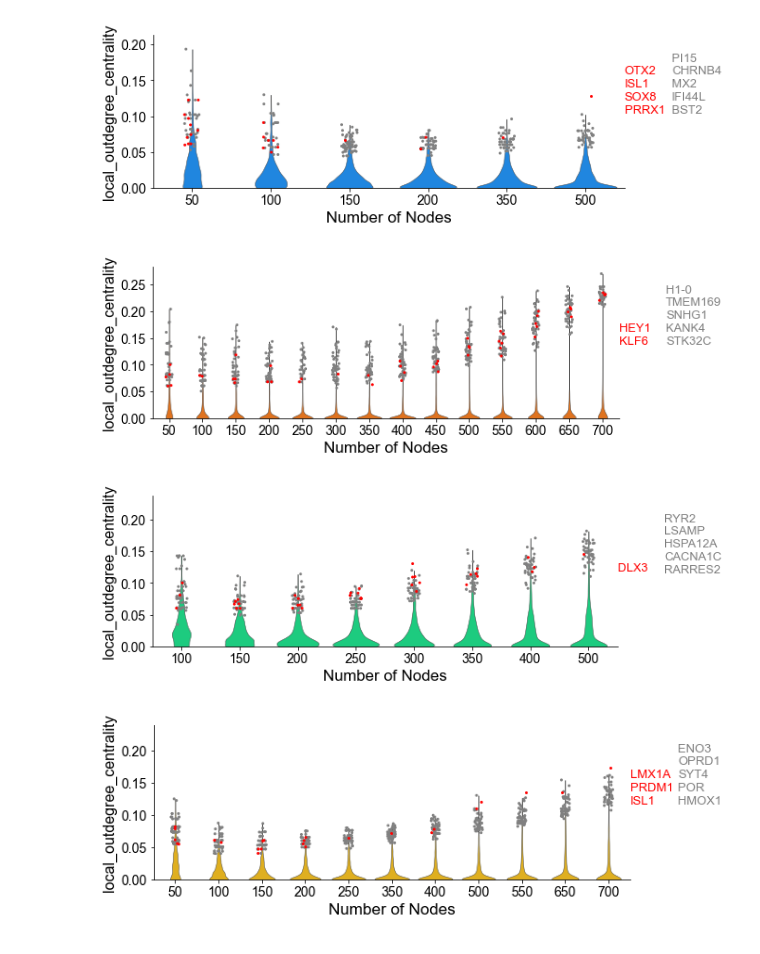
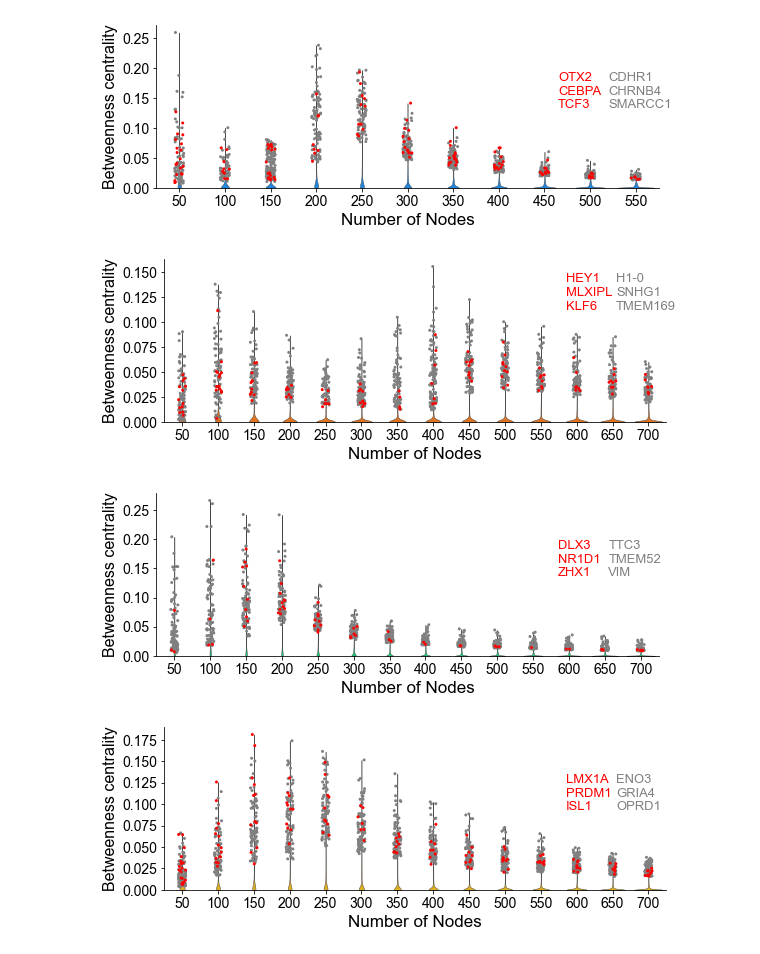
Before and after one commit to fenglabbuf/2025_Li_et_al, a Jupyter notebook: scripts/node_inspect.ipynb, the cells around one changed output. Cells and saved outputs as stored; diff of their text form; code cells hidden in the pictures.

```diff
--- a/scripts/node_inspect.ipynb
+++ b/scripts/node_inspect.ipynb
@@ -1,7 +0,0 @@
-# %%
-import seaborn as sns
-import pandas as pd
-import numpy as np
-import matplotlib.pyplot as plt
-import matplotlib as mpl
-mpl.rcParams['font.family'] = 'arial'
@@ -33,106 +33,110 @@ def rank_for_plot(df, y='betweenness_centrality', rank=5):
     drank = pd.concat(lst)
     return df, drank
 # %%
-# ax_y = 'betweenness_centrality'
+ax_y = 'betweenness_centrality'
 # ax_y = 'local_betweenness_centrality'
 # ax_y = 'outdegree_centrality'
-ax_y = 'local_outdegree_centrality'
+# ax_y = 'local_outdegree_centrality'
 dfviolin, dfdot = rank_for_plot(pd.read_csv(f'./../results/centrality_{treatments[0]}.txt', sep='\t'),
-                                y=ax_y, rank=5)
+                                y=ax_y, rank=10)
 
 fig, ax = plt.subplots(figsize=(9, 3))
 ax = sns.violinplot(x='plotnodes', y=ax_y, data = dfviolin, color=colors[treatments[0]],
                     inner = None, linewidth=0.5, cut=0)
 ax = sns.stripplot(x='plotnodes', y=ax_y, data = dfdot[~dfdot['geneid'].isin(grntfs)], color='grey', size=3)
-tfr = dfdot[dfdot['geneid'].isin(grntfs)].groupby('geneid').count().sort_values(by='run', ascending=False)[:5].index
-ax.text(1, 0.5, '\n'.join(tfr), wrap=True, fontsize=13, color='red', transform=ax.transAxes)
+tfr = dfdot[dfdot['geneid'].isin(grntfs)].groupby('geneid').count().sort_values(by='run', ascending=False)[:3].index
+ax.text(0.8, 0.5, '\n'.join(tfr), wrap=True, fontsize=13, color='red', transform=ax.transAxes)
 
 ax = sns.stripplot(x='plotnodes', y=ax_y, data = dfdot[dfdot['geneid'].isin(grntfs)], color='red', size=3)
-ntfr = dfdot[~dfdot['geneid'].isin(grntfs)].groupby('geneid').count().sort_values(by='run', ascending=False)[:5].index
-ax.text(1.1, 0.5, '\n'.join(ntfr), wrap=True, fontsize=13, color='grey', transform=ax.transAxes)
+ntfr = dfdot[~dfdot['geneid'].isin(grntfs)].groupby('geneid').count().sort_values(by='run', ascending=False)[:3].index
+ax.text(0.9, 0.5, '\n'.join(ntfr), wrap=True, fontsize=13, color='grey', transform=ax.transAxes)
 
 
 plt.xlabel('Number of Nodes', fontsize=17)
-plt.ylabel(ax_y, fontsize=16)
+plt.ylabel('Betweenness centrality', fontsize=16)
 plt.ylim(bottom=0)
 plt.xticks(fontsize=14)
 plt.yticks(fontsize=14)
 ax.spines['right'].set_color('none')
 ax.spines['top'].set_color('none')
+plt.savefig('./../figs/S4A.png', dpi=400, pad_inches=0.1, bbox_inches='tight')
 # %% [output]
-[figure, old version]
+[figure, new version]
 # %%
 # ax_y = 'betweenness_centrality'
 dfviolin, dfdot = rank_for_plot(pd.read_csv(f'./../results/centrality_{treatments[1]}.txt', sep='\t'),
-                                y=ax_y, rank=5)
+                                y=ax_y, rank=10)
 
 fig, ax = plt.subplots(figsize=(9, 3))
 ax = sns.violinplot(x='plotnodes', y=ax_y, data = dfviolin, color=colors[treatments[1]],
                     inner = None, linewidth=0.5, cut=0)
 ax = sns.stripplot(x='plotnodes', y=ax_y, data = dfdot[~dfdot['geneid'].isin(grntfs)], color='grey', size=3)
-tfr = dfdot[dfdot['geneid'].isin(grntfs)].groupby('geneid').count().sort_values(by='run', ascending=False)[:5].index
-ax.text(1, 0.5, '\n'.join(tfr), wrap=True, fontsize=13, color='red', transform=ax.transAxes)
+tfr = dfdot[dfdot['geneid'].isin(grntfs)].groupby('geneid').count().sort_values(by='run', ascending=False)[:3].index
+ax.text(0.8, 0.7, '\n'.join(tfr), wrap=True, fontsize=13, color='red', transform=ax.transAxes)
 
 ax = sns.stripplot(x='plotnodes', y=ax_y, data = dfdot[dfdot['geneid'].isin(grntfs)], color='red', size=3)
-ntfr = dfdot[~dfdot['geneid'].isin(grntfs)].groupby('geneid').count().sort_values(by='run', ascending=False)[:5].index
-ax.text(1.1, 0.5, '\n'.join(ntfr), wrap=True, fontsize=13, color='grey', transform=ax.transAxes)
+ntfr = dfdot[~dfdot['geneid'].isin(grntfs)].groupby('geneid').count().sort_values(by='run', ascending=False)[:3].index
+ax.text(0.9, 0.7, '\n'.join(ntfr), wrap=True, fontsize=13, color='grey', transform=ax.transAxes)
 
 plt.xlabel('Number of Nodes', fontsize=17)
-plt.ylabel(ax_y, fontsize=16)
+plt.ylabel('Betweenness centrality', fontsize=16)
 plt.ylim(bottom=0)
 plt.xticks(fontsize=14)
 plt.yticks(fontsize=14)
 ax.spines['right'].set_color('none')
 ax.spines['top'].set_color('none')
+plt.savefig('./../figs/S4B.png', dpi=400, pad_inches=0.1, bbox_inches='tight')
 # %% [output]
-[figure, old version]
+[figure, new version]
 # %%
 # ax_y = 'betweenness_centrality'
 dfviolin, dfdot = rank_for_plot(pd.read_csv(f'./../results/centrality_{treatments[2]}.txt', sep='\t'),
-                                y=ax_y, rank=5)
+                                y=ax_y, rank=10)
 
 fig, ax = plt.subplots(figsize=(9, 3))
 ax = sns.violinplot(x='plotnodes', y=ax_y, data = dfviolin, color=colors[treatments[2]],
                     inner = None, linewidth=0.5, cut=0)
 ax = sns.stripplot(x='plotnodes', y=ax_y, data = dfdot[~dfdot['geneid'].isin(grntfs)], color='grey', size=3)
-tfr = dfdot[dfdot['geneid'].isin(grntfs)].groupby('geneid').count().sort_values(by='run', ascending=False)[:5].index
-ax.text(1, 0.5, '\n'.join(tfr), wrap=True, fontsize=13, color='red', transform=ax.transAxes)
+tfr = dfdot[dfdot['geneid'].isin(grntfs)].groupby('geneid').count().sort_values(by='run', ascending=False)[:3].index
+ax.text(0.8, 0.5, '\n'.join(tfr), wrap=True, fontsize=13, color='red', transform=ax.transAxes)
 
 ax = sns.stripplot(x='plotnodes', y=ax_y, data = dfdot[dfdot['geneid'].isin(grntfs)], color='red', size=3)
-ntfr = dfdot[~dfdot['geneid'].isin(grntfs)].groupby('geneid').count().sort_values(by='run', ascending=False)[:5].index
-ax.text(1.1, 0.5, '\n'.join(ntfr), wrap=True, fontsize=13, color='grey', transform=ax.transAxes)
+ntfr = dfdot[~dfdot['geneid'].isin(grntfs)].groupby('geneid').count().sort_values(by='run', ascending=False)[:3].index
+ax.text(0.9, 0.5, '\n'.join(ntfr), wrap=True, fontsize=13, color='grey', transform=ax.transAxes)
 
 plt.xlabel('Number of Nodes', fontsize=17)
-plt.ylabel(ax_y, fontsize=16)
+plt.ylabel('Betweenness centrality', fontsize=16)
 plt.ylim(bottom=0)
 plt.xticks(fontsize=14)
 plt.yticks(fontsize=14)
 ax.spines['right'].set_color('none')
 ax.spines['top'].set_color('none')
+plt.savefig('./../figs/S4C.png', dpi=400, pad_inches=0.1, bbox_inches='tight')
 # %% [output]
-[figure, old version]
+[figure, new version]
 # %%
 # ax_y = 'betweenness_centrality'
 dfviolin, dfdot = rank_for_plot(pd.read_csv(f'./../results/centrality_{treatments[3]}.txt', sep='\t'),
-                                y=ax_y, rank=5)
+                                y=ax_y, rank=10)
 
 fig, ax = plt.subplots(figsize=(9, 3))
 ax = sns.violinplot(x='plotnodes', y=ax_y, data = dfviolin, color=colors[treatments[3]],
                     inner = None, linewidth=0.5, cut=0)
 ax = sns.stripplot(x='plotnodes', y=ax_y, data = dfdot[~dfdot['geneid'].isin(grntfs)], color='grey', size=3)
-tfr = dfdot[dfdot['geneid'].isin(grntfs)].groupby('geneid').count().sort_values(by='run', ascending=False)[:5].index
-ax.text(1, 0.5, '\n'.join(tfr), wrap=True, fontsize=13, color='red', transform=ax.transAxes)
+tfr = dfdot[dfdot['geneid'].isin(grntfs)].groupby('geneid').count().sort_values(by='run', ascending=False)[:3].index
+ax.text(0.8, 0.5, '\n'.join(tfr), wrap=True, fontsize=13, color='red', transform=ax.transAxes)
 
 ax = sns.stripplot(x='plotnodes', y=ax_y, data = dfdot[dfdot['geneid'].isin(grntfs)], color='red', size=3)
-ntfr = dfdot[~dfdot['geneid'].isin(grntfs)].groupby('geneid').count().sort_values(by='run', ascending=False)[:5].index
-ax.text(1.1, 0.5, '\n'.join(ntfr), wrap=True, fontsize=13, color='grey', transform=ax.transAxes)
+ntfr = dfdot[~dfdot['geneid'].isin(grntfs)].groupby('geneid').count().sort_values(by='run', ascending=False)[:3].index
+ax.text(0.9, 0.5, '\n'.join(ntfr), wrap=True, fontsize=13, color='grey', transform=ax.transAxes)
 
 plt.xlabel('Number of Nodes', fontsize=17)
-plt.ylabel(ax_y, fontsize=16)
+plt.ylabel('Betweenness centrality', fontsize=16)
 plt.ylim(bottom=0)
 plt.xticks(fontsize=14)
 plt.yticks(fontsize=14)
 ax.spines['right'].set_color('none')
 ax.spines['top'].set_color('none')
+plt.savefig('./../figs/S4D.png', dpi=400, pad_inches=0.1, bbox_inches='tight')
 # %% [output]
-[figure, old version]
+[figure, new version]
```
Also changed, not shown: parts of 4 cells of this notebook, 8 other files.
